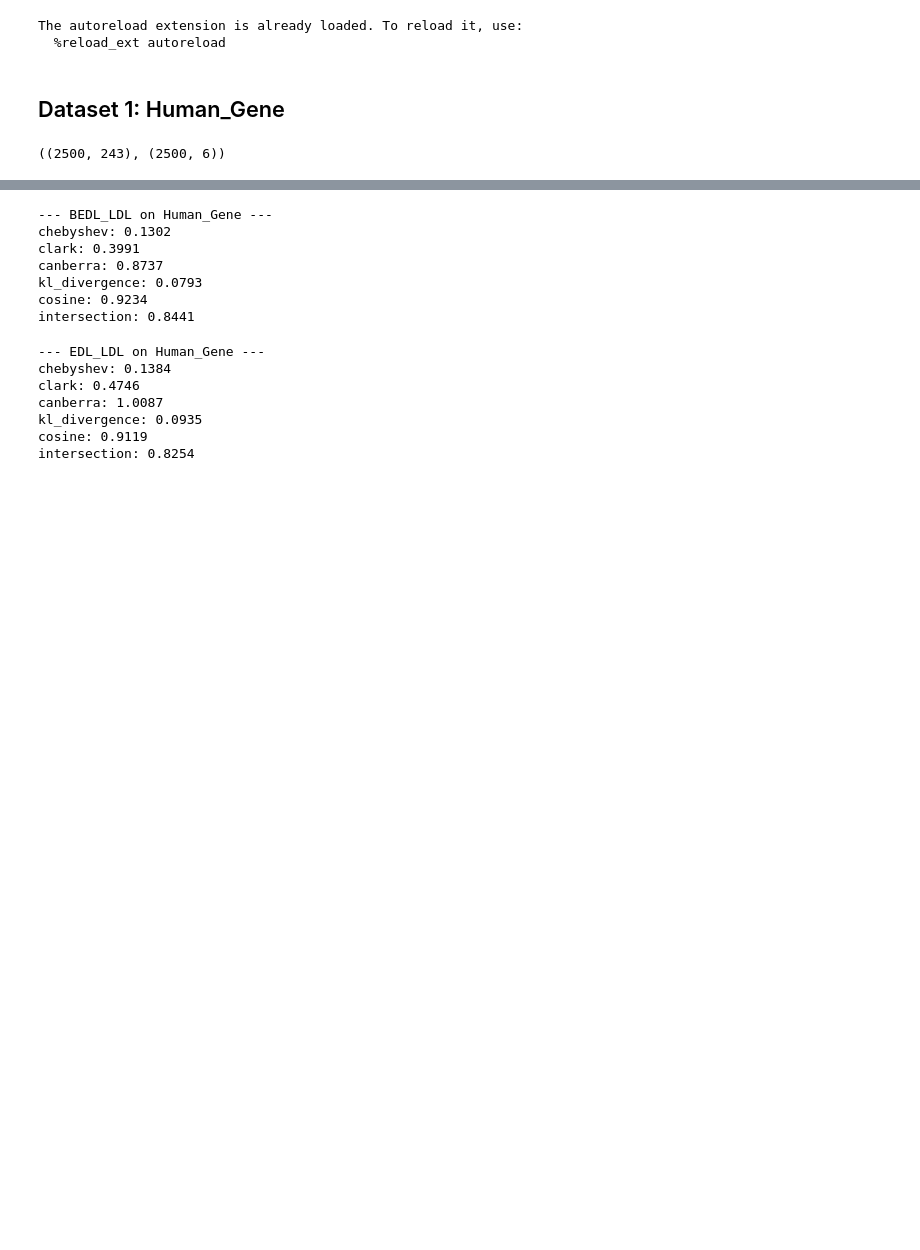
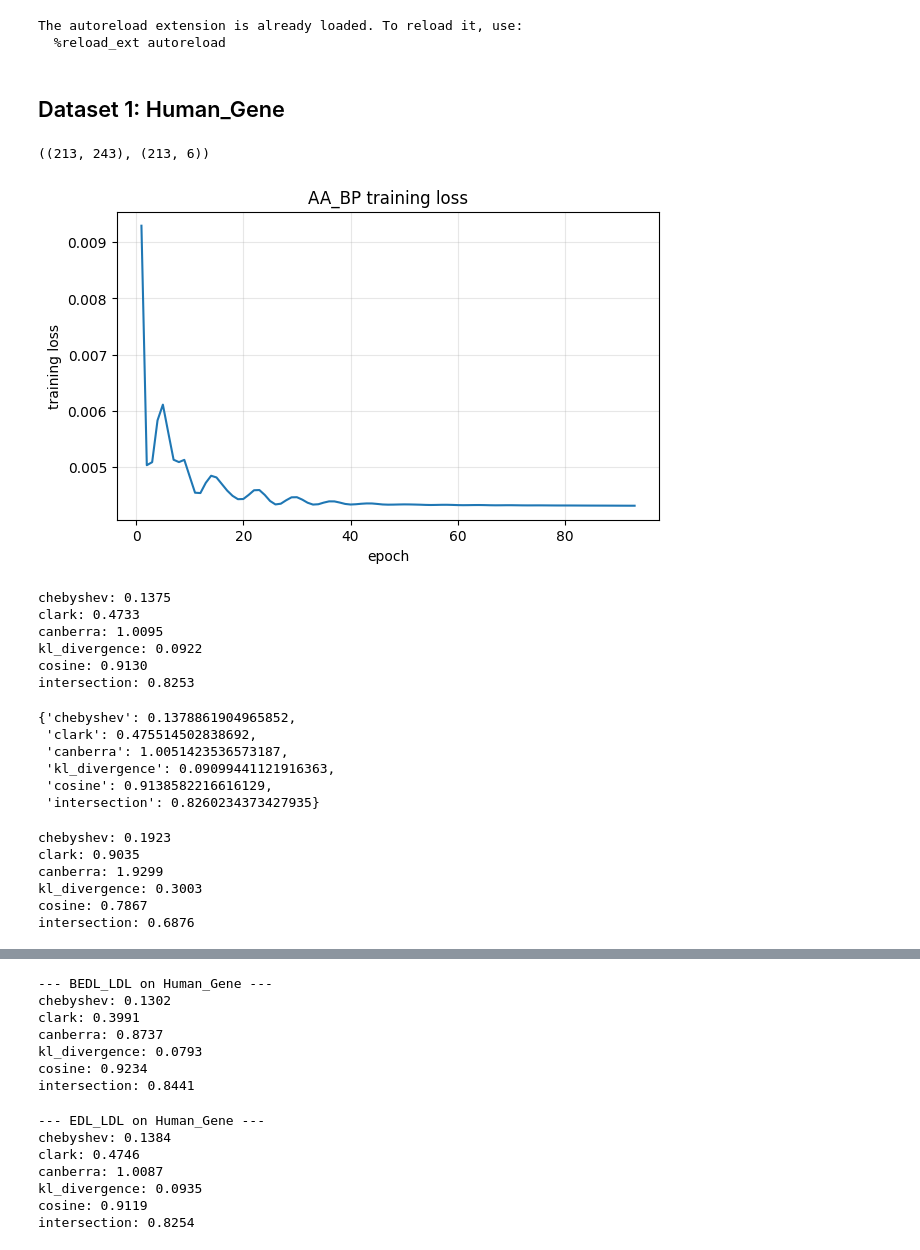
Before and after one commit to DuncanCSt/PyLDL, a Jupyter notebook: demo/edl_tests.ipynb, the cells around one changed output, grey strips where cells are left out. Cells and saved outputs as stored; diff of their text form; code cells hidden in the pictures; blank space fills up the shorter version.

Commit message:
Add loss history to utils

```diff
--- a/demo/edl_tests.ipynb
+++ b/demo/edl_tests.ipynb
@@ -54,8 +29,79 @@ def fit_and_score(model_cls, X_train, D_train, X_test, D_test, label, **fit_kwar
 # %%
 datasets = ['SJAFFE', 'SBU_3DFE', 'Human_Gene']
 # %%
-X, D = load_dataset('SBU_3DFE')
-X_train, X_test, D_train, D_test = train_test_split(X, D, test_size=.1, random_state=0)
+X, D = load_dataset('SJAFFE')
+X_train, X_test, D_train, D_test = train_test_split(X, D, val test_size=.1, random_state=0)
 X.shape, D.shape
 # %% [output]
-((2500, 243), (2500, 6))
+((213, 243), (213, 6))
+# %%
+import keras
+import matplotlib.pyplot as plt
+
+class LossHistory(keras.callbacks.Callback):
+    def __init__(self):
+        super().__init__()
+        self.losses = []
+
+    def on_epoch_end(self, epoch, logs=None):
+        if logs and 'loss' in logs:
+            self.losses.append(float(logs['loss']))   # cast in case it's a tf.Tensor
+
+
+history = LossHistory()
+
+from pyldl.utils import LDLEarlyStopping
+
+bp = AA_BP()
+bp.fit(
+    X_train, D_train,
+    epochs=2500, batch_size=256,
+    X_val=X_test, D_val=D_test,                # <-- needed for validation-based stopping
+    optimizer=keras.optimizers.AdamW(learning_rate=1e-2, weight_decay=1e-4),
+    callbacks=[
+        LDLEarlyStopping(monitor='kl_divergence', patience=60),
+        history,
+    ],
+)
+
+
+plt.figure(figsize=(7, 4))
+plt.plot(range(1, len(history.losses) + 1), history.losses)
+plt.xlabel('epoch'); plt.ylabel('training loss')
+plt.title('AA_BP training loss')
+plt.grid(True, alpha=0.3)
+plt.show()
+
+scores = bp.score(X_test, D_test, return_dict=True)
+for k, v in scores.items():
+    print(f'{k}: {v:.4f}')
+# %% [output]
+[figure, added]
+chebyshev: 0.1375
+clark: 0.4733
+canberra: 1.0095
+kl_divergence: 0.0922
+cosine: 0.9130
+intersection: 0.8253
+# %%
+scores
+# %% [output]
+{'chebyshev': 0.1378861904965852,
+ 'clark': 0.475514502838692,
+ 'canberra': 1.0051423536573187,
+ 'kl_divergence': 0.09099441121916363,
+ 'cosine': 0.9138582216616129,
+ 'intersection': 0.8260234373427935}
+# %%
+bp = AA_BP()
+bp.fit(X_train, D_train, epochs=100, batch_size=256)
+scores = bp.score(X_test, D_test, return_dict=True)
+for k, v in scores.items():
+    print(f'{k}: {v:.4f}')
+# %% [output]
+chebyshev: 0.1923
+clark: 0.9035
+canberra: 1.9299
+kl_divergence: 0.3003
+cosine: 0.7867
+intersection: 0.6876
```
Also changed, not shown: parts of 12 cells of this notebook, 4 other files.
